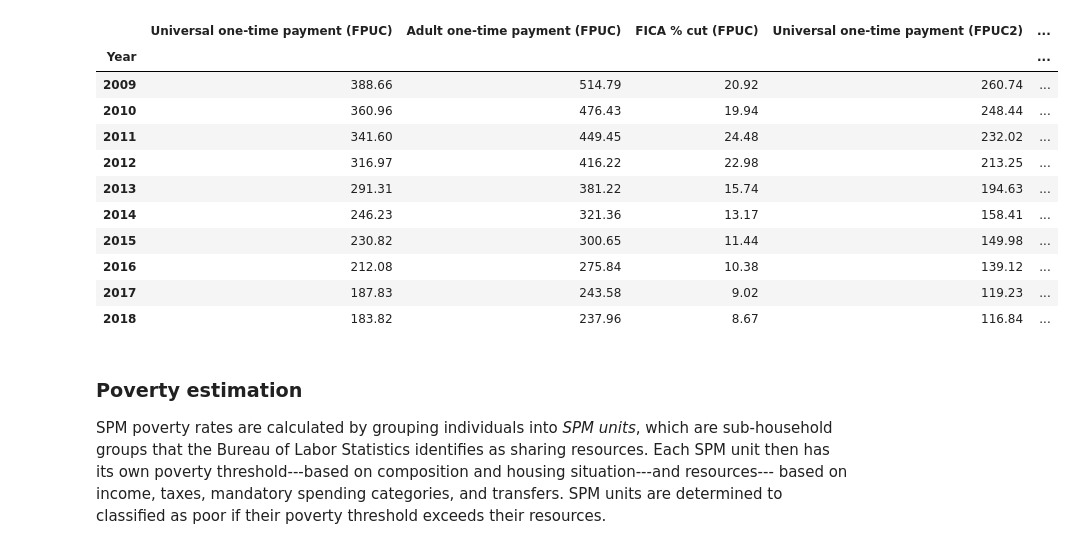
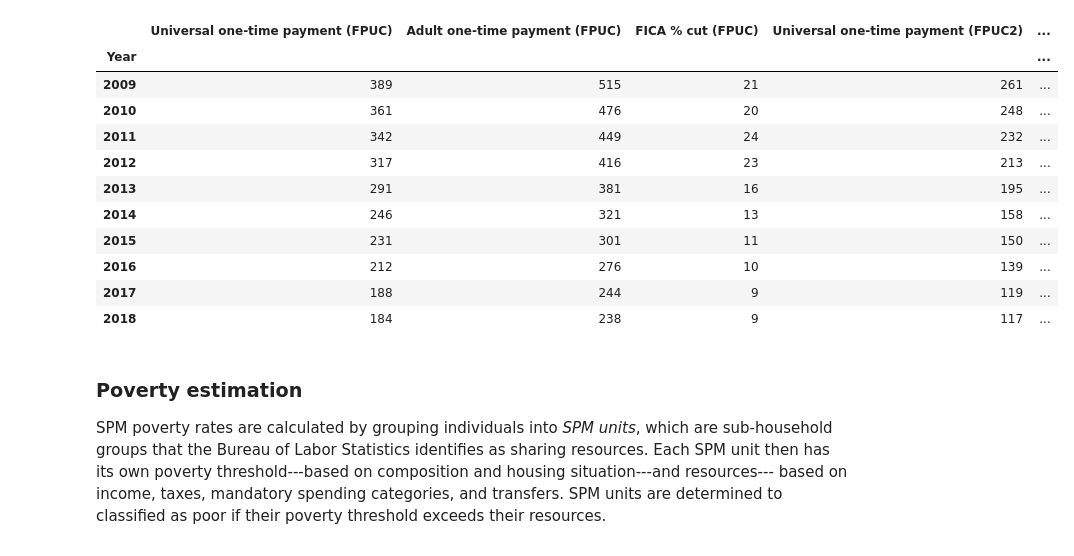
Before and after one commit to UBICenter/covid, a Jupyter notebook: jb/ui.ipynb, the cells around one changed output. Drawn from its saved outputs; the diff is of its cells as text; code cells hidden in the pictures.

```diff
--- a/jb/ui.ipynb
+++ b/jb/ui.ipynb
@@ -177,21 +191,21 @@ All figures in millions.
 # %%
 # Print reform parameter summary.
 (year_summary.rename(columns={'FLPDYR': 'Year'}).set_index('Year')[
     FPUC_YEARLY_METRICS + FPUC2_YEARLY_METRICS].rename(
-    columns=DISPLAY_METRICS)).round(2)
+    columns=DISPLAY_METRICS)).style.format("{:,.0f}")
 # %% [output]
 |  | Universal one-time payment (FPUC) | Adult one-time payment (FPUC) | FICA % cut (FPUC) | Universal one-time payment (FPUC2) | ... |
 | Year |  |  |  |  | ... |
-| 2009 | 388.66 | 514.79 | 20.92 | 260.74 | ... |
-| 2010 | 360.96 | 476.43 | 19.94 | 248.44 | ... |
-| 2011 | 341.60 | 449.45 | 24.48 | 232.02 | ... |
-| 2012 | 316.97 | 416.22 | 22.98 | 213.25 | ... |
-| 2013 | 291.31 | 381.22 | 15.74 | 194.63 | ... |
-| 2014 | 246.23 | 321.36 | 13.17 | 158.41 | ... |
-| 2015 | 230.82 | 300.65 | 11.44 | 149.98 | ... |
-| 2016 | 212.08 | 275.84 | 10.38 | 139.12 | ... |
-| 2017 | 187.83 | 243.58 | 9.02 | 119.23 | ... |
-| 2018 | 183.82 | 237.96 | 8.67 | 116.84 | ... |
+| 2009 | 389 | 515 | 21 | 261 | ... |
+| 2010 | 361 | 476 | 20 | 248 | ... |
+| 2011 | 342 | 449 | 24 | 232 | ... |
+| 2012 | 317 | 416 | 23 | 213 | ... |
+| 2013 | 291 | 381 | 16 | 195 | ... |
+| 2014 | 246 | 321 | 13 | 158 | ... |
+| 2015 | 231 | 301 | 11 | 150 | ... |
+| 2016 | 212 | 276 | 10 | 139 | ... |
+| 2017 | 188 | 244 | 9 | 119 | ... |
+| 2018 | 184 | 238 | 9 | 117 | ... |
 # %% [markdown]
 ### Poverty estimation
 
```
Also changed, not shown: parts of 7 cells of this notebook.
